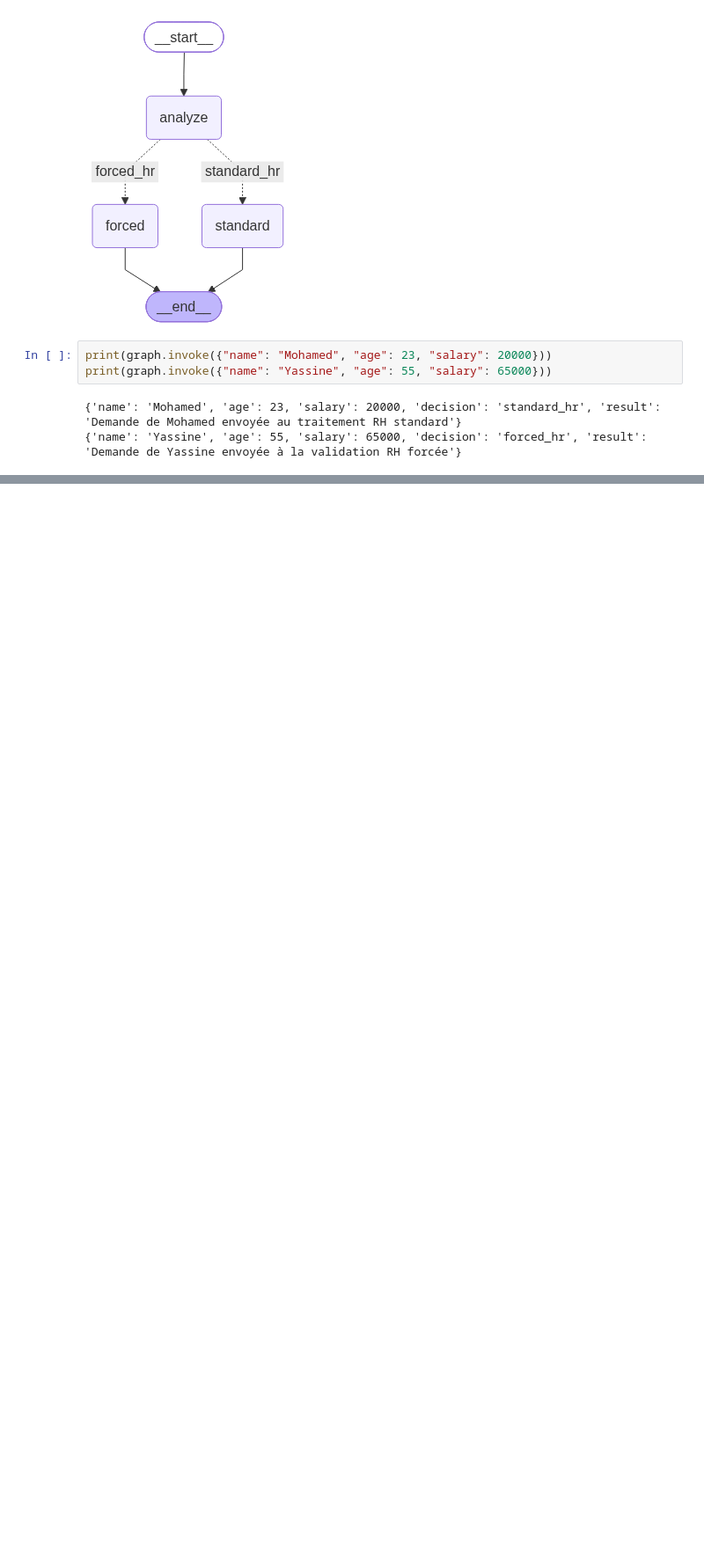
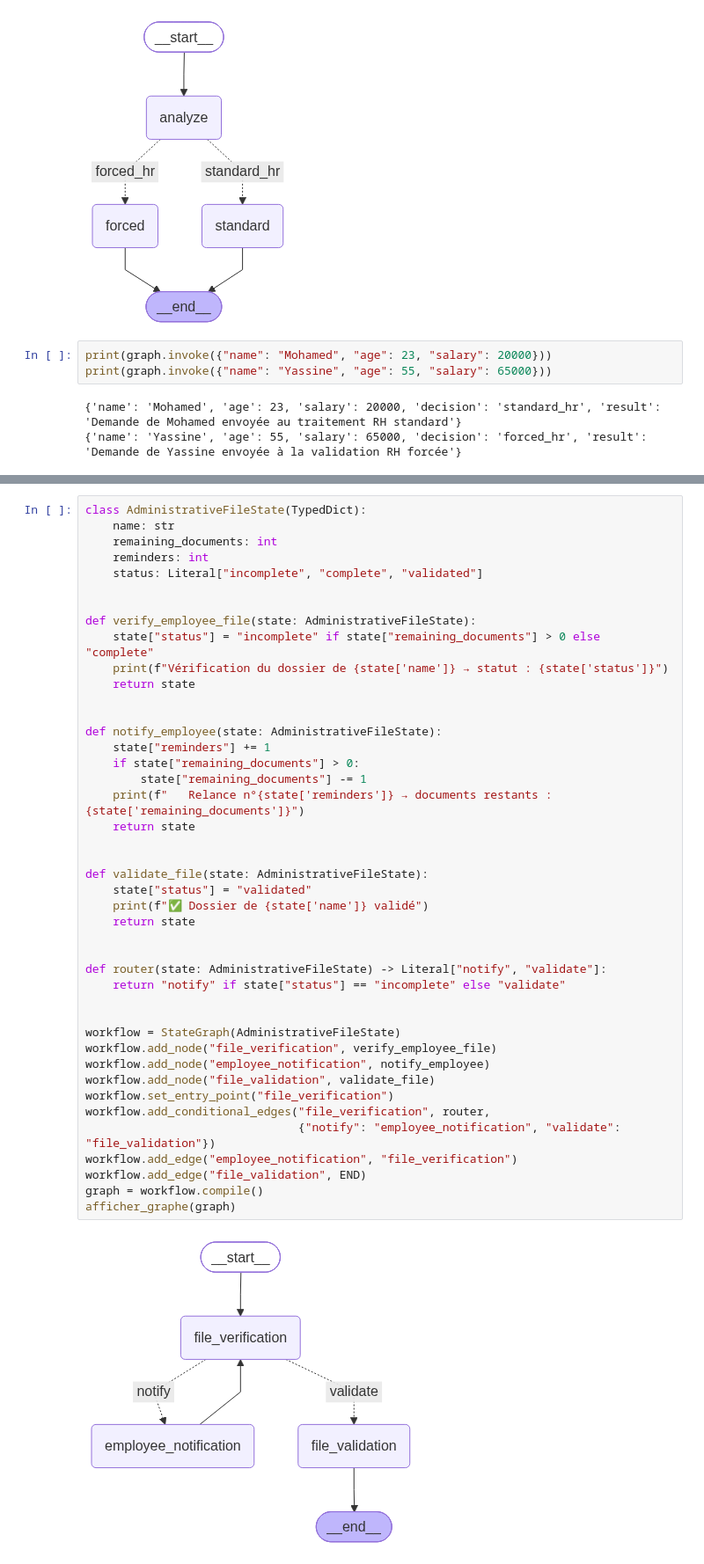
Before and after one commit to Sara-hjd/Agentic-AI-MCP-Langchain-LangGraph-tp5, a Jupyter notebook: partie_B_langgraph/tp5_partie_B1_langgraph_bases.ipynb, the cells around one changed output, grey strips where cells are left out. Shown at 88% size. Saved outputs shown, nothing was run; the diff lists cells and outputs as text; blank space fills up the shorter version.

Commit message:
Partie B : bases LangGraph, graphe avec boucle

```diff
--- a/partie_B_langgraph/tp5_partie_B1_langgraph_bases.ipynb
+++ b/partie_B_langgraph/tp5_partie_B1_langgraph_bases.ipynb
@@ -127,0 +132,45 @@ print(graph.invoke({"name": "Yassine", "age": 55, "salary": 65000}))
+# %%
+class AdministrativeFileState(TypedDict):
+    name: str
+    remaining_documents: int
+    reminders: int
+    status: Literal["incomplete", "complete", "validated"]
+
+
+def verify_employee_file(state: AdministrativeFileState):
+    state["status"] = "incomplete" if state["remaining_documents"] > 0 else "complete"
+    print(f"Vérification du dossier de {state['name']} → statut : {state['status']}")
+    return state
+
+
+def notify_employee(state: AdministrativeFileState):
+    state["reminders"] += 1
+    if state["remaining_documents"] > 0:
+        state["remaining_documents"] -= 1
+    print(f"   Relance n°{state['reminders']} → documents restants : {state['remaining_documents']}")
+    return state
+
+
+def validate_file(state: AdministrativeFileState):
+    state["status"] = "validated"
+    print(f"✅ Dossier de {state['name']} validé")
+    return state
+
+
+def router(state: AdministrativeFileState) -> Literal["notify", "validate"]:
+    return "notify" if state["status"] == "incomplete" else "validate"
+
+
+workflow = StateGraph(AdministrativeFileState)
+workflow.add_node("file_verification", verify_employee_file)
+workflow.add_node("employee_notification", notify_employee)
+workflow.add_node("file_validation", validate_file)
+workflow.set_entry_point("file_verification")
+workflow.add_conditional_edges("file_verification", router,
+                               {"notify": "employee_notification", "validate": "file_validation"})
+workflow.add_edge("employee_notification", "file_verification")
+workflow.add_edge("file_validation", END)
+graph = workflow.compile()
+afficher_graphe(graph)
+# %% [output]
+[figure, added]
```
Also changed, not shown: parts of 2 cells of this notebook.
